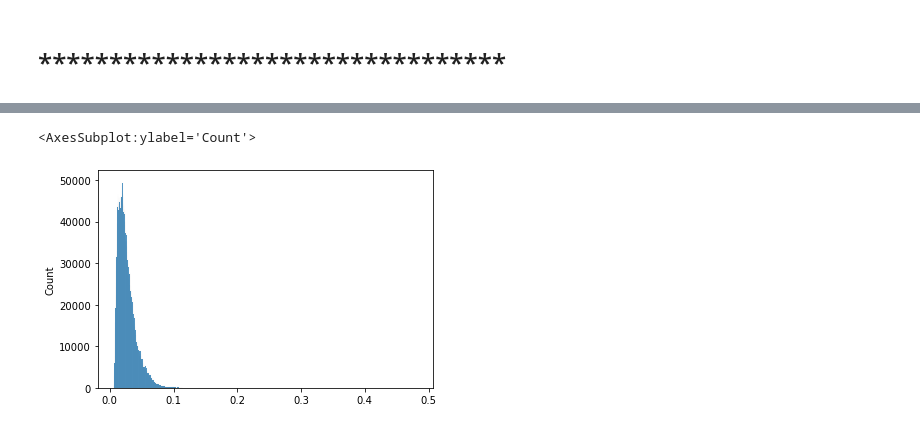
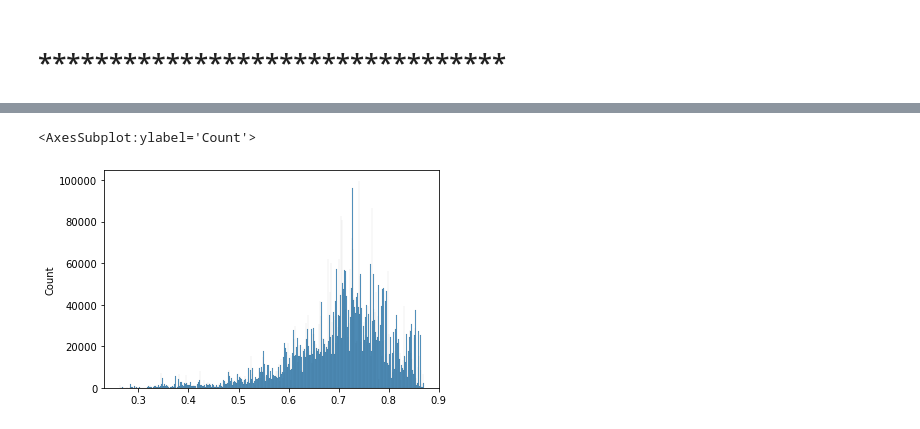
Before and after one commit to lifangshi/kaggle, a Jupyter notebook: Coupon Purchase Prediction/coupon_purchase_prediction.ipynb, the cells around one changed output, grey strips where cells are left out. Cells and saved outputs as stored; diff of their text form; code cells hidden in the pictures.

Commit message:
using SVMSMOTE

```diff
--- a/Coupon Purchase Prediction/coupon_purchase_prediction.ipynb
+++ b/Coupon Purchase Prediction/coupon_purchase_prediction.ipynb
@@ -289,0 +299,3 @@ See the caveats in the documentation: https://pandas.pydata.org/pandas-docs/stab
+# %%
+from imblearn.over_sampling import SVMSMOTE
+X_resampled, y_resampled = SVMSMOTE().fit_resample(train_x, train_y)
@@ -290,10 +310,28 @@ See the caveats in the documentation: https://pandas.pydata.org/pandas-docs/stab
 # %%
-# train_data = lgb.Dataset(train_x.values, label = list(train_y.values),feature_name=list(train_x.columns), categorical_feature=categories)
-train_data = []
+train_data = lgb.Dataset(X_resampled.values, label = list(y_resampled.values),feature_name=list(X_resampled.columns), categorical_feature=categories)
+# train_data = []
 # %%
-param = {'num_leaves': 31, 'objective': 'binary'}
+# param = {'num_leaves': 31, 'objective': 'binary'}
+# param['metric'] = 'auc'
+
+param = {}
+param['num_leaves'] = 5
+param['objective'] = 'binary'
 param['metric'] = 'auc'
+# more num, easier overfit
+param['max_depth'] = 4
+# more num, harder overfit
+# param['min_data_in_leaf'] = 10
+# param['feature_pre_filter'] = False
+param['bagging_fraction'] = .6
+param['feature_fraction'] = .6
+param['feature_fraction_bynode'] = .6
+param['lambda_l1'] = .1
+param['lambda_l2'] = .1
+param['learning_rate'] = 0.01
 # %%
-num_round = 100
+num_round = 200
 bst = lgb.train(param, train_data, num_round)
+test_pred = bst.predict(test_x.values)
+sns.histplot(test_pred)
 # %% [output]
@@ -377,5 +377,0 @@ import seaborn as sns
-# %%
-sns.histplot(test_pred)
-# %% [output]
-<AxesSubplot:ylabel='Count'>
-[figure, removed]
@@ -381,0 +380,6 @@ sns.histplot(test_pred)
+# %%
+test_pred = bst.predict(test_x.values)
+sns.histplot(test_pred)
+# %% [output]
+<AxesSubplot:ylabel='Count'>
+[figure, added]
```
Also changed, not shown: parts of 30 cells of this notebook.
